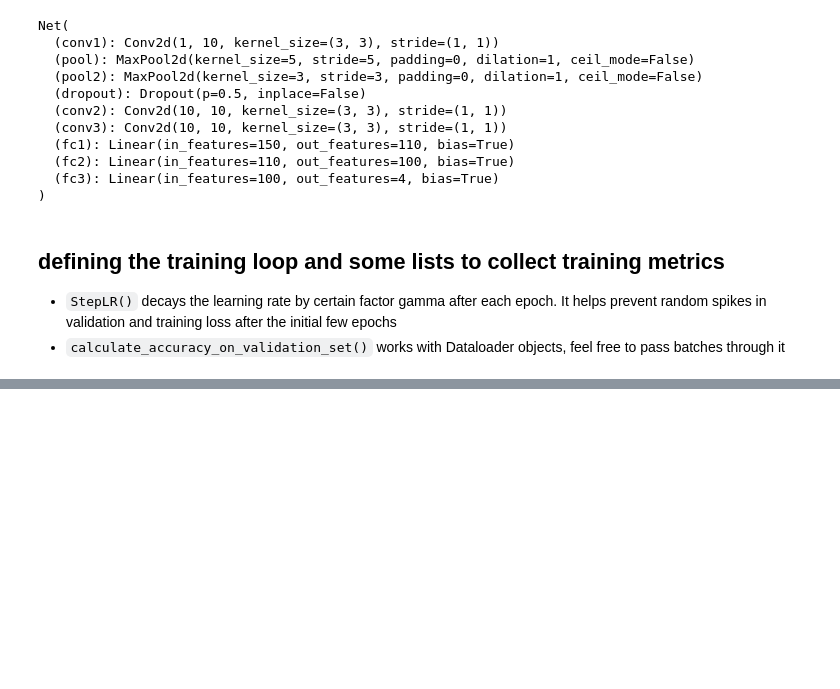
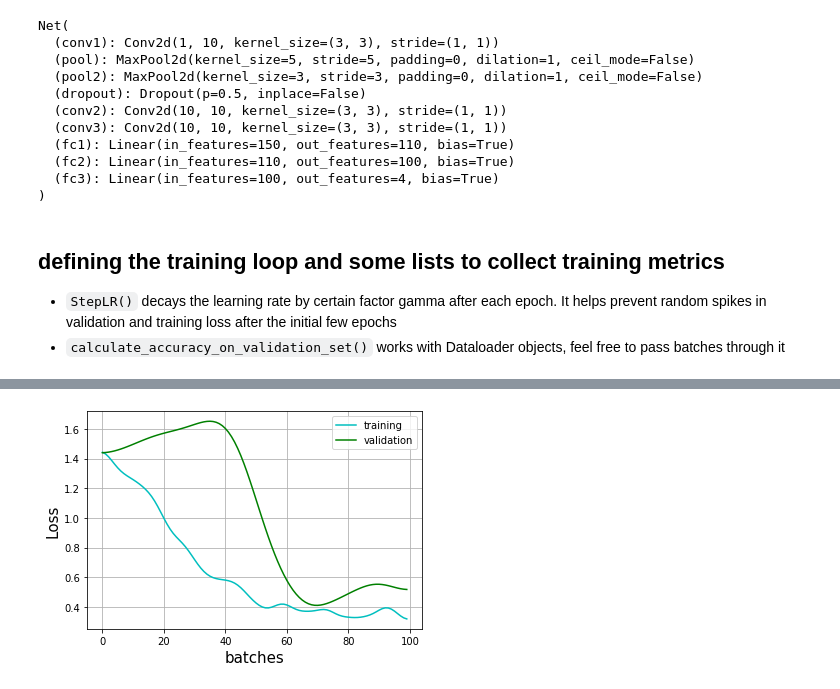
Before and after one commit to Mayukhdeb/adventures-with-augmentation, a Jupyter notebook: c_elegans_lifecycle.ipynb, the cells around one changed output, grey strips where cells are left out. Saved outputs shown, nothing was run; the diff lists cells and outputs as text; code cells hidden in the pictures; blank space fills up the shorter version.

```diff
--- a/c_elegans_lifecycle.ipynb
+++ b/c_elegans_lifecycle.ipynb
@@ -253,12 +255,12 @@ def preprocess_to_tensors_for_training(np_array, batch_size):
     test_size = len(full_dataset) - train_size
     train_dataset, test_dataset = random_split(full_dataset, [train_size, test_size])
     train_loader = DataLoader(dataset=train_dataset, batch_size=batch_size, shuffle=True)
-    val_loader = DataLoader(dataset=test_dataset, batch_size=1, shuffle = True)
+    val_loader = DataLoader(dataset=test_dataset, batch_size=4, shuffle = True)
     print(len(train_loader), "batches ")
     print(len(val_loader), " batches ")
 
     return train_loader, val_loader
 # %%
-train_loader_smol, val_loader_smol = preprocess_to_tensors_for_training(arr_smol, 27)
-train_loader_big, val_loader_big = preprocess_to_tensors_for_training(arr_big, 27)
+train_loader_smol, val_loader_smol = preprocess_to_tensors_for_training(arr_smol, 36)
+train_loader_big, val_loader_big = preprocess_to_tensors_for_training(arr_big, 36)
 # %% [output]
@@ -352,10 +351,14 @@ def train_step(x, y):
         return loss.item()
 
 def train(epochs, train_loader, val_loader):
+    start = time.process_time()
+    losses = []
+    val_losses = []
 
     for m in range (epochs):
         clear_output()
         print ("epoch ", m+1, " out of ", epochs )
+
         with torch.no_grad():
             cellnet.eval()
 
@@ -366,6 +369,8 @@ def train(epochs, train_loader, val_loader):
                 val_loss = F.cross_entropy(yhat, y_val)
                 val_losses.append(val_loss.item())  ## metrics
         cellnet.train()
+
+
         for x_batch, y_batch in tqdm_notebook(train_loader, desc = " Training batches : "):
                 loss = train_step(x_batch, y_batch)
                 losses.append(loss)
@@ -373,5 +378,5 @@ def train(epochs, train_loader, val_loader):
 
     clear_output()
     vis_loss_multi_colors(losses, val_losses)
+    print ("Time elapsed = ", time.process_time() - start, " seconds" )
+    return losses, val_losses
-# %%
-train(10, train_loader_smol, val_loader_smol)
@@ -382,0 +387,4 @@ train(10, train_loader_smol, val_loader_smol)
+# %%
+losses, val_losses = train(2, train_loader_smol, val_loader_smol)
+# %% [output]
+[figure, added]
```
Also changed, not shown: parts of 24 cells of this notebook.
